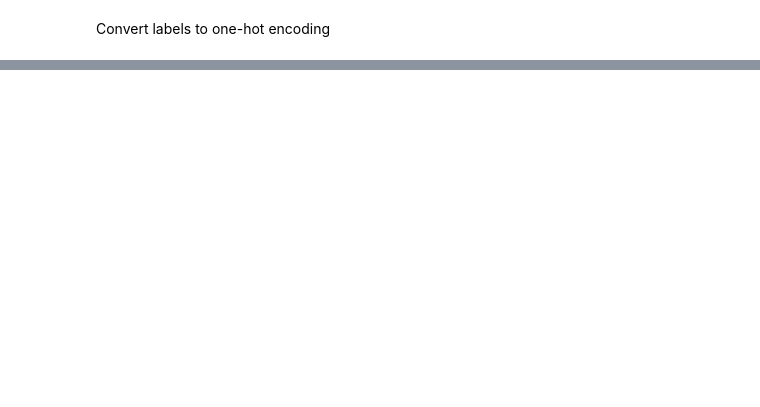
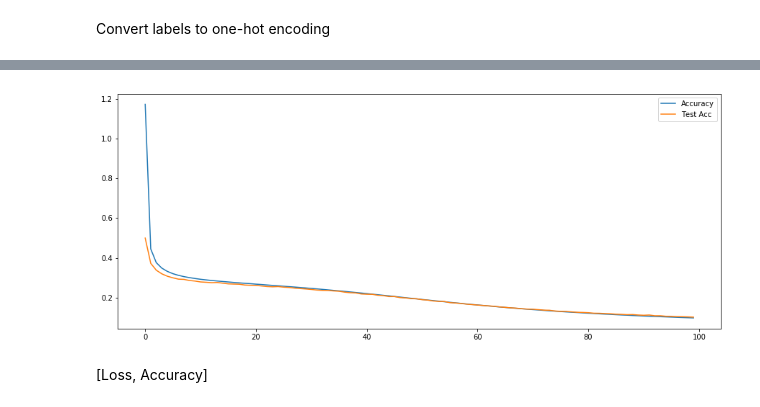
Before and after one commit to yuriimchg/Machine-Learning-sandbox, a Jupyter notebook: CNN with Keras.ipynb, the cells around one changed output, grey strips where cells are left out. Saved outputs shown, nothing was run; the diff lists cells and outputs as text; code cells hidden in the pictures; blank space fills up the shorter version.

```diff
--- a/CNN with Keras.ipynb
+++ b/CNN with Keras.ipynb
@@ -84,0 +115,10 @@ ValueError: Input 0 is incompatible with layer conv2d_11: expected ndim=4, found
+# %%
+plt.figure(figsize=(15,6))
+plt.plot(np.arange(0,epochs), tr.history["loss"])
+plt.plot(np.arange(0,epochs), tr.history["val_loss"])
+plt.legend(('Accuracy', "Test Acc"))
+plt.show()
+# %% [output]
+[figure, added]
+# %% [markdown]
+[Loss, Accuracy]
```
Also changed, not shown: parts of 9 cells of this notebook.
